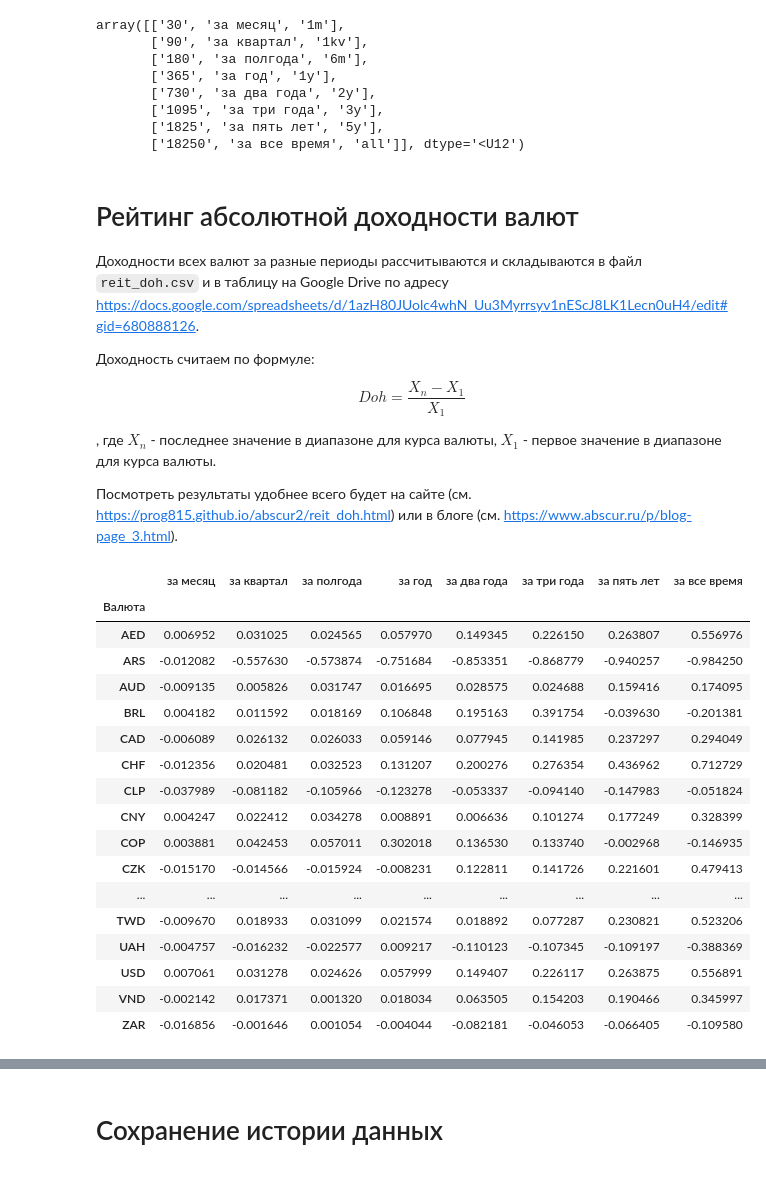
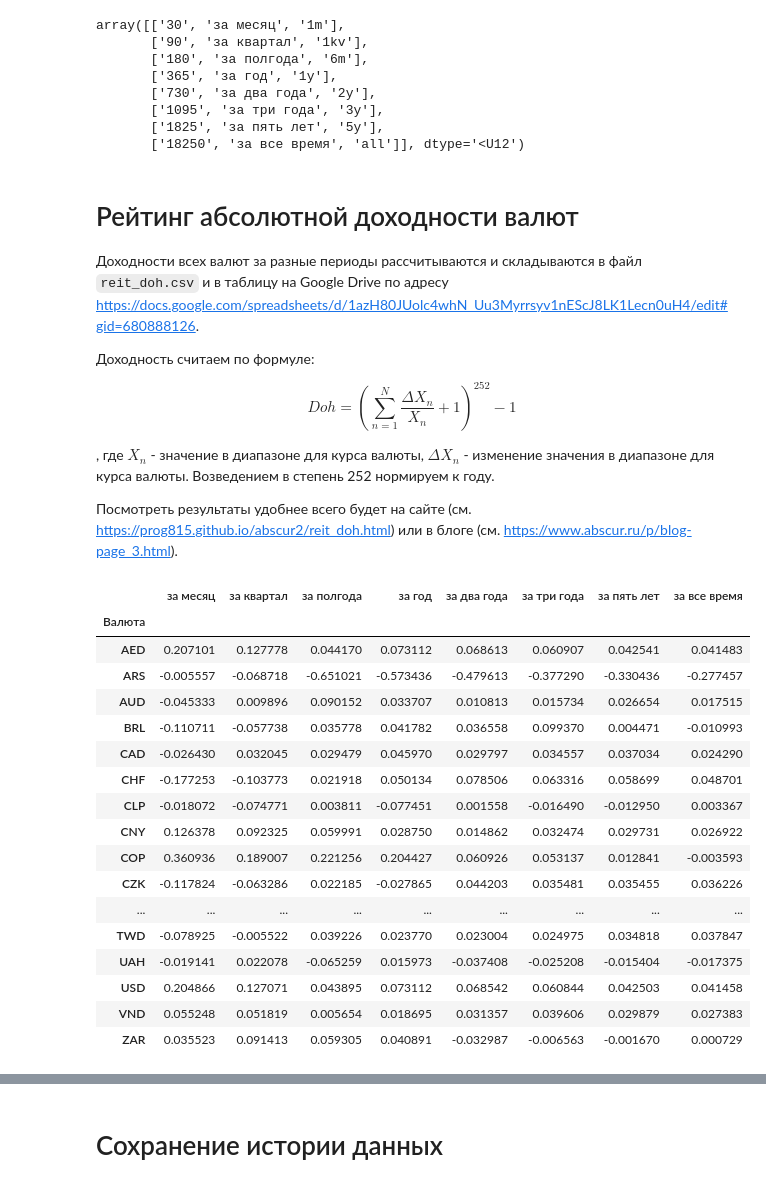
Before and after one commit to prog815/abscur, a Jupyter notebook: abscur2.ipynb, the cells around one changed output, grey strips where cells are left out. Cells and saved outputs as stored; diff of their text form; code cells hidden in the pictures.

```diff
--- a/abscur2.ipynb
+++ b/abscur2.ipynb
@@ -185,16 +201,16 @@ print(len(curs))
 # %%
 # Непосредственно загрузка
 
-for pair in pairs[:]:
-    for n in range(3):
-        try:
-            df = get_currency_exchange_daily_full(pair)
-            df.to_csv("./pairs/" + pair + ".csv")
-            print(pair, "- загружена. С " + str(df.index.min().date()) + ". По " + str(df.index.max().date()) + ". Строк " + str(df.shape[0]) + ".")
-            break
-        except Exception as e:
-            print(pair, "- ошибка загрузки")
-            time.sleep(5)
+# for pair in pairs[:]:
+#     for n in range(3):
+#         try:
+#             df = get_currency_exchange_daily_full(pair)
+#             df.to_csv("./pairs/" + pair + ".csv")
+#             print(pair, "- загружена. С " + str(df.index.min().date()) + ". По " + str(df.index.max().date()) + ". Строк " + str(df.shape[0]) + ".")
+#             break
+#         except Exception as e:
+#             print(pair, "- ошибка загрузки")
+#             time.sleep(5)
 # %% [markdown]
 # Соединяем парные курсы в одну таблицу
 
@@ -578,46 +615,47 @@ https://docs.google.com/spreadsheets/d/1azH80JUolc4whN_Uu3Myrrsyv1nEScJ8LK1Lecn0
 Доходность считаем по формуле:
 
 $$
-Doh = \frac{X_n - X_1}{X_1}
+Doh = (\sum_{n=1}^{N}{\frac{\Delta X_n}{X_n}}+1)^{252}-1
 $$
 
-, где $X_n$ - последнее значение в диапазоне для курса валюты, $X_1$ - первое значение в диапазоне для курса валюты.
+, где $X_n$ - значение в диапазоне для курса валюты, $\Delta X_n$ - изменение значения в диапазоне для курса валюты. Возведением в степень 252 нормируем к году.
 
 Посмотреть результаты удобнее всего будет на сайте (см. https://prog815.github.io/abscur2/reit_doh.html) или в блоге (см. https://www.abscur.ru/p/blog-page_3.html).
 # %%
 reit_doh = pd.DataFrame(columns=fmt_diap[:,1],index=abscur.columns,dtype=float)
 for i in range(fmt_diap.shape[0]):
     df = abscur[abscur.index >= abscur.index[-1] - timedelta(days=int(fmt_diap[i,0]))]
-    reit_doh.iloc[:,i] = (df.iloc[-1,:] - df.iloc[0,:]) / df.iloc[0,:]
+#     reit_doh.iloc[:,i] = (df.iloc[-1,:] - df.iloc[0,:]) / df.iloc[0,:]
+    reit_doh.iloc[:,i] = np.power(df.pct_change().mean().values+1,252)-1
 
 reit_doh.index.name = "Валюта"
 
 # сохранем на диск
 reit_doh.to_csv("reit_doh.csv")
 
 # передаем в книгу на Google Drive
 post_df_to_ssh("Рейтинг абсолютной доходности",reit_doh)
 
 reit_doh
 # %% [output]
 |  | за месяц | за квартал | за полгода | за год | за два года | за три года | за пять лет | за все время |
 | Валюта |  |  |  |  |  |  |  |  |
-| AED | 0.006952 | 0.031025 | 0.024565 | 0.057970 | 0.149345 | 0.226150 | 0.263807 | 0.556976 |
-| ARS | -0.012082 | -0.557630 | -0.573874 | -0.751684 | -0.853351 | -0.868779 | -0.940257 | -0.984250 |
-| AUD | -0.009135 | 0.005826 | 0.031747 | 0.016695 | 0.028575 | 0.024688 | 0.159416 | 0.174095 |
-| BRL | 0.004182 | 0.011592 | 0.018169 | 0.106848 | 0.195163 | 0.391754 | -0.039630 | -0.201381 |
-| CAD | -0.006089 | 0.026132 | 0.026033 | 0.059146 | 0.077945 | 0.141985 | 0.237297 | 0.294049 |
-| CHF | -0.012356 | 0.020481 | 0.032523 | 0.131207 | 0.200276 | 0.276354 | 0.436962 | 0.712729 |
-| CLP | -0.037989 | -0.081182 | -0.105966 | -0.123278 | -0.053337 | -0.094140 | -0.147983 | -0.051824 |
-| CNY | 0.004247 | 0.022412 | 0.034278 | 0.008891 | 0.006636 | 0.101274 | 0.177249 | 0.328399 |
-| COP | 0.003881 | 0.042453 | 0.057011 | 0.302018 | 0.136530 | 0.133740 | -0.002968 | -0.146935 |
-| CZK | -0.015170 | -0.014566 | -0.015924 | -0.008231 | 0.122811 | 0.141726 | 0.221601 | 0.479413 |
+| AED | 0.207101 | 0.127778 | 0.044170 | 0.073112 | 0.068613 | 0.060907 | 0.042541 | 0.041483 |
+| ARS | -0.005557 | -0.068718 | -0.651021 | -0.573436 | -0.479613 | -0.377290 | -0.330436 | -0.277457 |
+| AUD | -0.045333 | 0.009896 | 0.090152 | 0.033707 | 0.010813 | 0.015734 | 0.026654 | 0.017515 |
+| BRL | -0.110711 | -0.057738 | 0.035778 | 0.041782 | 0.036558 | 0.099370 | 0.004471 | -0.010993 |
+| CAD | -0.026430 | 0.032045 | 0.029479 | 0.045970 | 0.029797 | 0.034557 | 0.037034 | 0.024290 |
+| CHF | -0.177253 | -0.103773 | 0.021918 | 0.050134 | 0.078506 | 0.063316 | 0.058699 | 0.048701 |
+| CLP | -0.018072 | -0.074771 | 0.003811 | -0.077451 | 0.001558 | -0.016490 | -0.012950 | 0.003367 |
+| CNY | 0.126378 | 0.092325 | 0.059991 | 0.028750 | 0.014862 | 0.032474 | 0.029731 | 0.026922 |
+| COP | 0.360936 | 0.189007 | 0.221256 | 0.204427 | 0.060926 | 0.053137 | 0.012841 | -0.003593 |
+| CZK | -0.117824 | -0.063286 | 0.022185 | -0.027865 | 0.044203 | 0.035481 | 0.035455 | 0.036226 |
 | ... | ... | ... | ... | ... | ... | ... | ... | ... |
-| TWD | -0.009670 | 0.018933 | 0.031099 | 0.021574 | 0.018892 | 0.077287 | 0.230821 | 0.523206 |
-| UAH | -0.004757 | -0.016232 | -0.022577 | 0.009217 | -0.110123 | -0.107345 | -0.109197 | -0.388369 |
-| USD | 0.007061 | 0.031278 | 0.024626 | 0.057999 | 0.149407 | 0.226117 | 0.263875 | 0.556891 |
-| VND | -0.002142 | 0.017371 | 0.001320 | 0.018034 | 0.063505 | 0.154203 | 0.190466 | 0.345997 |
-| ZAR | -0.016856 | -0.001646 | 0.001054 | -0.004044 | -0.082181 | -0.046053 | -0.066405 | -0.109580 |
+| TWD | -0.078925 | -0.005522 | 0.039226 | 0.023770 | 0.023004 | 0.024975 | 0.034818 | 0.037847 |
+| UAH | -0.019141 | 0.022078 | -0.065259 | 0.015973 | -0.037408 | -0.025208 | -0.015404 | -0.017375 |
+| USD | 0.204866 | 0.127071 | 0.043895 | 0.073112 | 0.068542 | 0.060844 | 0.042503 | 0.041458 |
+| VND | 0.055248 | 0.051819 | 0.005654 | 0.018695 | 0.031357 | 0.039606 | 0.029879 | 0.027383 |
+| ZAR | 0.035523 | 0.091413 | 0.059305 | 0.040891 | -0.032987 | -0.006563 | -0.001670 | 0.000729 |
 # %% [markdown]
 # Рейтинг абсолютной волатильности валют
 
```
Also changed, not shown: parts of 30 cells of this notebook.
